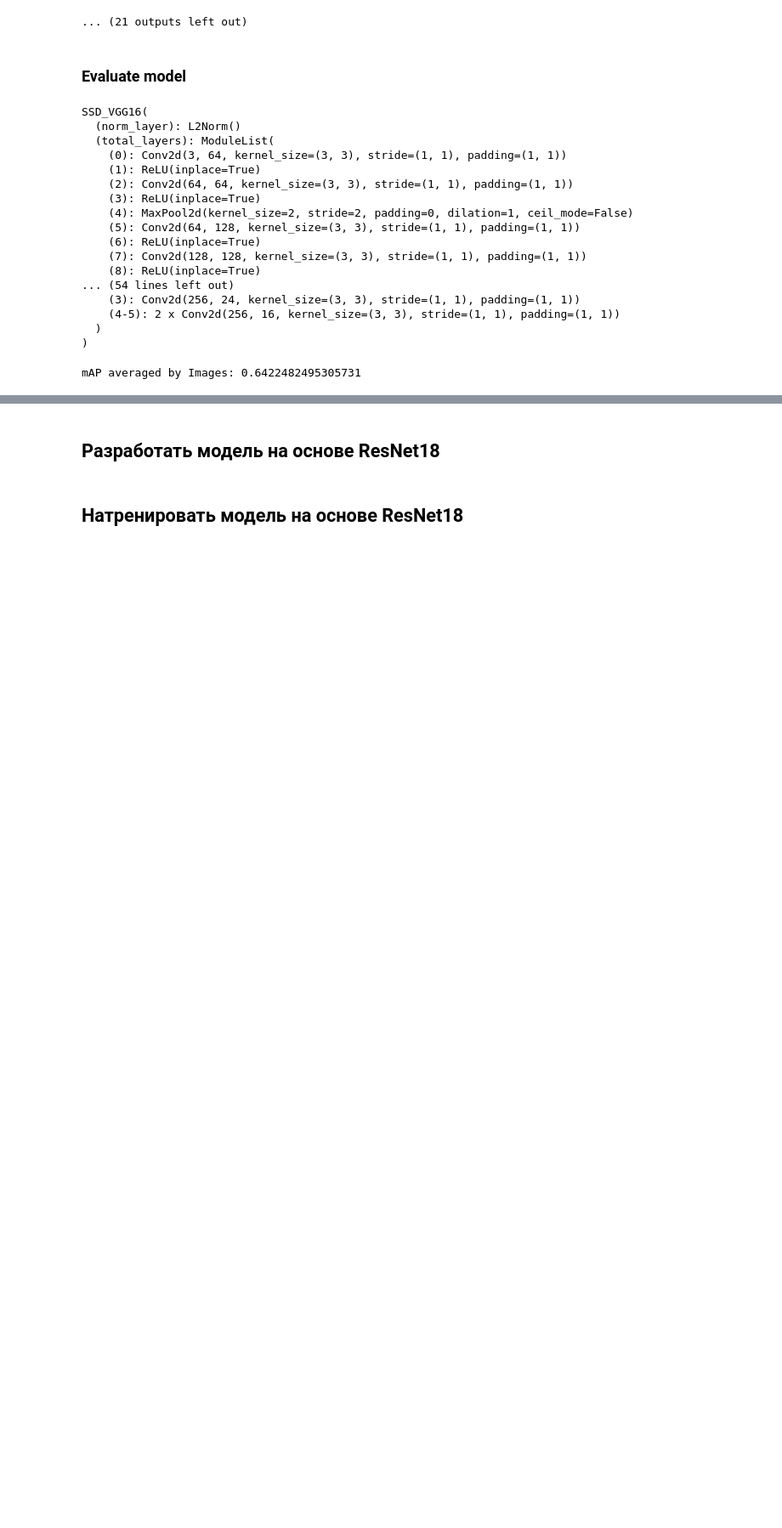
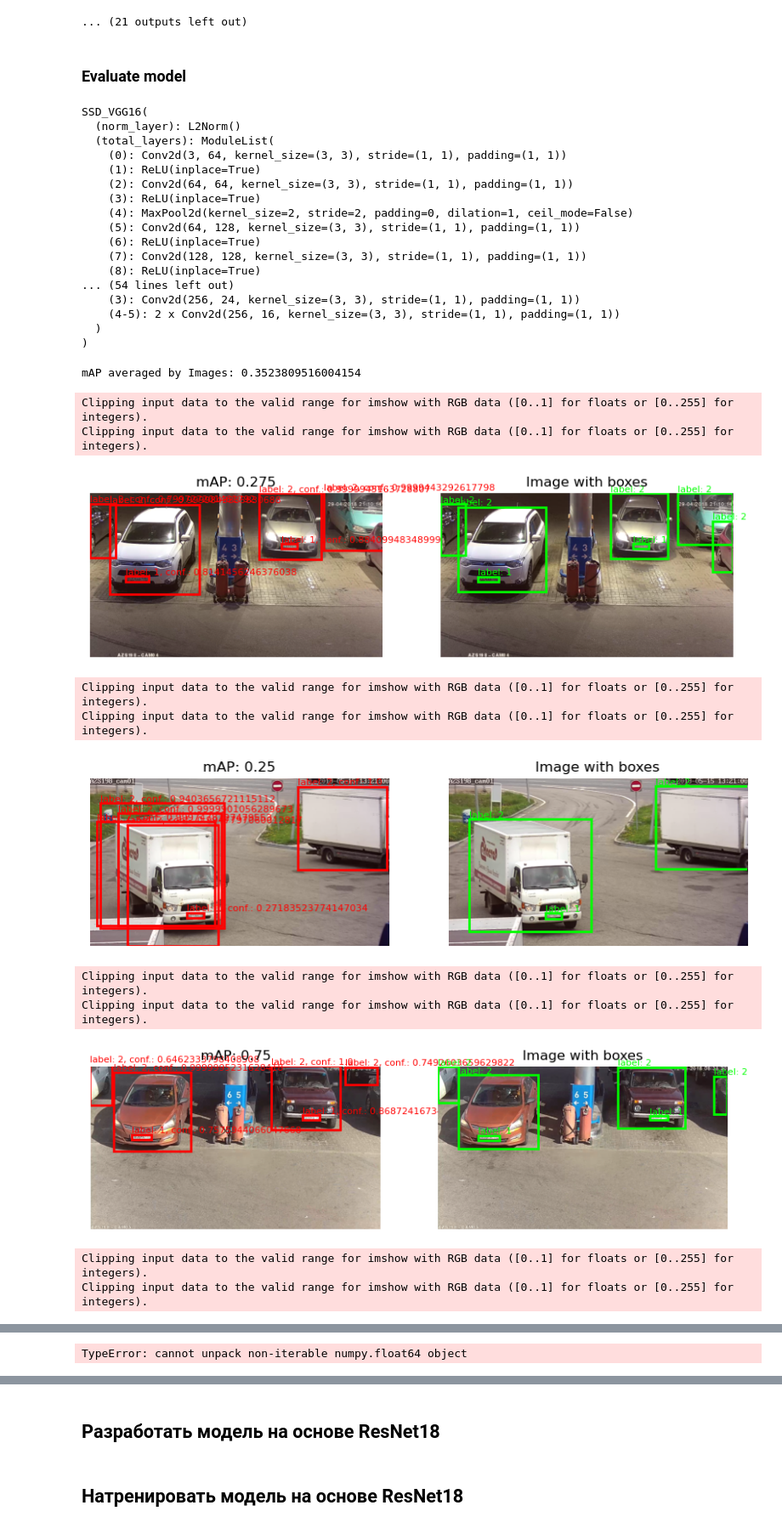
Before and after one commit to JuliaKudryavtseva/object_detection, a Jupyter notebook: Julia_Kudryavtseva_HW3(SingleShotDetector).ipynb, the cells around one changed output, grey strips where cells are left out. Shown at 85% size. Cells and saved outputs as stored; diff of their text form; code cells hidden in the pictures; blank space fills up the shorter version.

```diff
--- a/Julia_Kudryavtseva_HW3(SingleShotDetector).ipynb
+++ b/Julia_Kudryavtseva_HW3(SingleShotDetector).ipynb
@@ -431,8 +431,8 @@ for class=2, Average_Precision=0.1666666716337204
 # %%
 def mAP(true_labels, pred_labels, true_boxes, pred_boxes, scores, num_class=3, treshold=0.8, device='cuda:0'):
     _map = []
-    for i in range(num_class):
-        Average_Precision = AP(true_labels, pred_labels, true_boxes, pred_boxes, scores, class_instance=i, device=device)
+    for i in range(1, num_class):
+        Average_Precision = AP(true_labels, pred_labels, true_boxes, pred_boxes, scores, class_instance=i, device=device, treshold=treshold)
         if Average_Precision is not None:
             _map.append(Average_Precision)
 
@@ -444,3 +444,22 @@ mAP(true_labels, pred_labels, true_boxes, pred_boxes, scores, device='cpu')
+# %%
+def NMS(label, pred_boxes, scores, treshold = 0.5):
+    sort_ind = scores[0].argsort(descending=True)
+    sorted_boxes = pred_boxes[0][sort_ind]
+    ious = jaccard(sorted_boxes, sorted_boxes)
+
+    ious = ious- torch.eye(ious.shape[0])
+    ious_threshold = ious > treshold
+
+    duplicates = []
+    for ind, iou in enumerate(ious_threshold):
+        dup = iou.nonzero(as_tuple=True)
+        dup = dup[0].numpy().tolist()
+
+        if ind not in duplicates:
+            duplicates.extend(dup)
+
+    nms_ind = torch.tensor(list(set(range(len(sort_ind))) - set(duplicates))).long()
+    return [label[0][nms_ind]], [pred_boxes[0][nms_ind]], [scores[0][nms_ind]]
 # %% [markdown]
 ## Натренировать модель на основе VGG16
 # %%
@@ -741,6 +760,6 @@ def save_image(img, pred_boxes, pred_labels, scores,
     plt.show()
 # %%
-def eval_model(model, learning_config, detailed=False, draw=False, one=False):
+def eval_model(model, learning_config, detailed=False, draw=False, draw_number=5,  treshold=0.8):
 
     test_dataloader  = get_test_dataloader(voc_root, test_annotation_filename, 1, 1) # set num_works to 1 due to windows
     eval_loc_loss, eval_cls_loss, eval_loss = 0, 0, 0
@@ -763,8 +782,14 @@ def eval_model(model, learning_config, detailed=False, draw=False, one=False):
         pred_boxes   = [ pred_boxe .cpu() for pred_boxe   in pred_boxes   ]
         scores       = [ score.cpu() for score in scores ]
 
-        mAP_metric = mAP(label_ss_cpu, pred_labels, box_ss_cpu, pred_boxes, scores, device='cpu')
+
+        pred_labels, pred_boxes, scores = NMS(pred_labels, pred_boxes, scores, treshold=treshold)
+
+        mAP_metric = mAP(label_ss_cpu, pred_labels, box_ss_cpu, pred_boxes, scores, device='cpu',  treshold=treshold)
         mAP_results.append(mAP_metric)
+
+
+
 
         if draw:
             save_image(image_s_cpu, pred_boxes, pred_labels, scores,
@@ -777,7 +802,7 @@ def eval_model(model, learning_config, detailed=False, draw=False, one=False):
         del label_ss_gpu
         del box_ss_gpu
 
-        if one:
+        if i > draw_number:
             break
 
     return np.mean(mAP_results) if not detailed else mAP_results
@@ -785,4 +810,18 @@ def eval_model(model, learning_config, detailed=False, draw=False, one=False):
 avr_mAP = eval_model(model, learning_config)
 print(f'mAP averaged by Images: {avr_mAP}')
 # %% [output]
-mAP averaged by Images: 0.6422482495305731
+mAP averaged by Images: 0.3523809516004154
+# %%
+label_ss_cpu, pred_labels, box_ss_cpu, pred_boxes, scores = eval_model(model, learning_config, draw=True, draw_number=2)
+# %% [output]
+Clipping input data to the valid range for imshow with RGB data ([0..1] for floats or [0..255] for integers).
+Clipping input data to the valid range for imshow with RGB data ([0..1] for floats or [0..255] for integers).
+[figure, added]
+Clipping input data to the valid range for imshow with RGB data ([0..1] for floats or [0..255] for integers).
+Clipping input data to the valid range for imshow with RGB data ([0..1] for floats or [0..255] for integers).
+[figure, added]
+Clipping input data to the valid range for imshow with RGB data ([0..1] for floats or [0..255] for integers).
+Clipping input data to the valid range for imshow with RGB data ([0..1] for floats or [0..255] for integers).
+[figure, added]
+Clipping input data to the valid range for imshow with RGB data ([0..1] for floats or [0..255] for integers).
+Clipping input data to the valid range for imshow with RGB data ([0..1] for floats or [0..255] for integers).
@@ -789 +829,2 @@ mAP averaged by Images: 0.6422482495305731
+TypeError: cannot unpack non-iterable numpy.float64 object
 # %%
```
Also changed, not shown: parts of 10 cells of this notebook.
